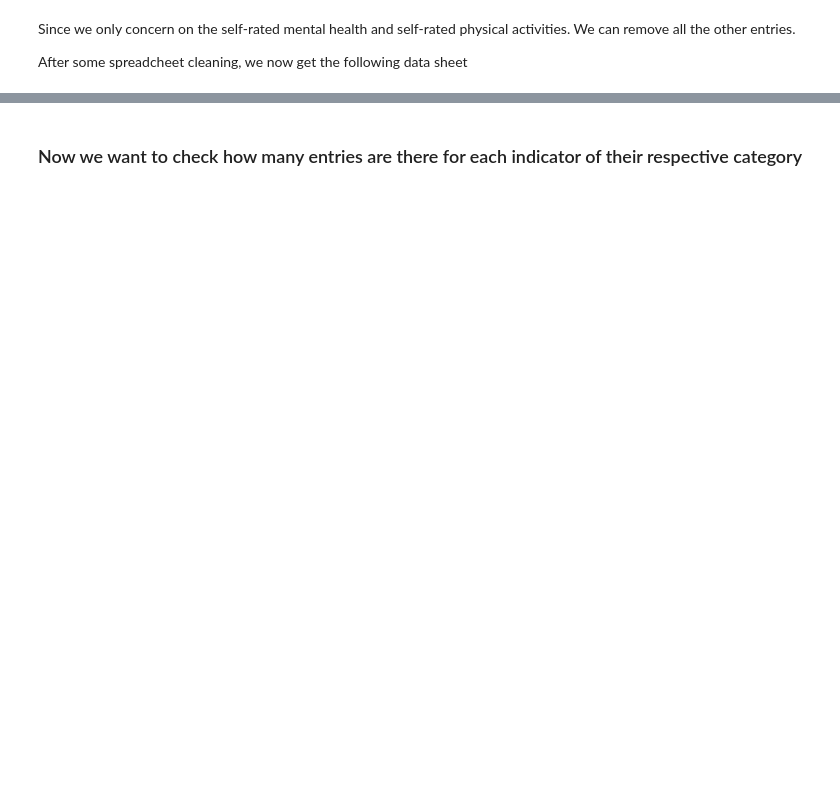
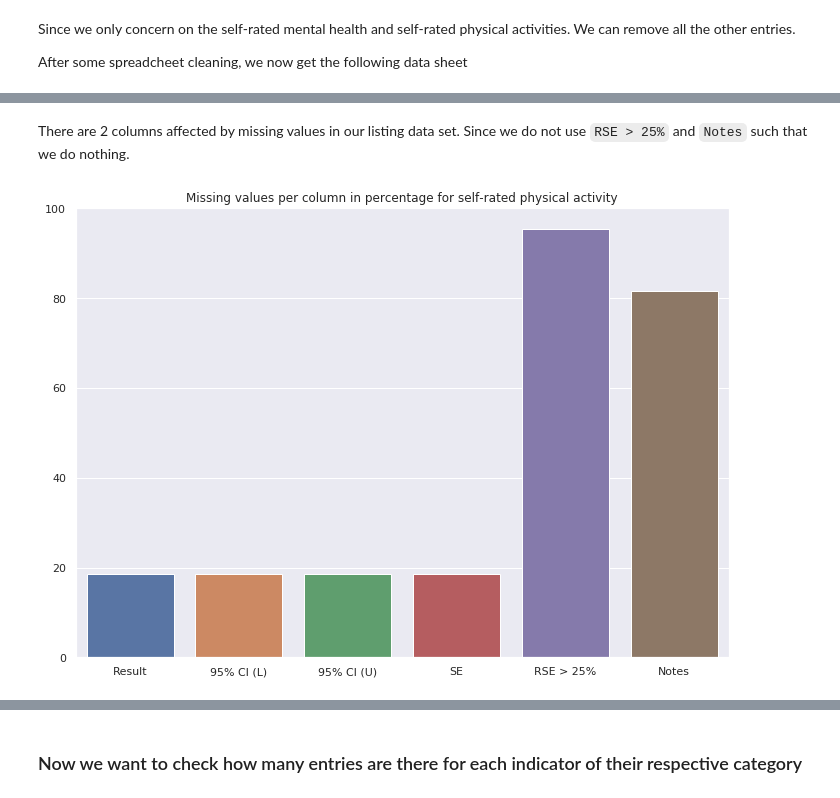
Before and after one commit to cnm13ryan/Model-2-Data-driven-social-policies, a Jupyter notebook: ActGeneralHealthSurvey.ipynb, the cells around one changed output, grey strips where cells are left out. Cells and saved outputs as stored; diff of their text form; code cells hidden in the pictures; blank space fills up the shorter version.

```diff
--- a/ActGeneralHealthSurvey.ipynb
+++ b/ActGeneralHealthSurvey.ipynb
@@ -305,0 +313,4 @@ df1
+# %%
+# Load listings data set
+df2 = pd.read_csv(f"{data_directory}/physicalActivity.csv", sep=',', quotechar='"')
+df2
@@ -305,0 +395,20 @@ df1
+# %% [markdown]
+There are 2 columns affected by missing values in our listing data set.
+Since we do not use `RSE > 25%` and `Notes` such that we do nothing.
+# %%
+# Change figure size for printing
+sns.set(rc={'figure.figsize':(11.7,8.27)})
+
+# Calculate percentage of missing values for each column
+df_miss_perc = df2.isna().mean() * 100
+
+# Drop columns without missing values
+miss_perc = df_miss_perc[df_miss_perc > 0]
+
+if len(miss_perc) == 0:
+    raise Exception('no missing values!')
+
+ax = sns.barplot(x=miss_perc.index, y=miss_perc.values)
+foo = ax.set_title("Missing values per column in percentage for self-rated physical activity")
+# %% [output]
+[figure, added]
```
Also changed, not shown: parts of 18 cells of this notebook, 6 other files.
